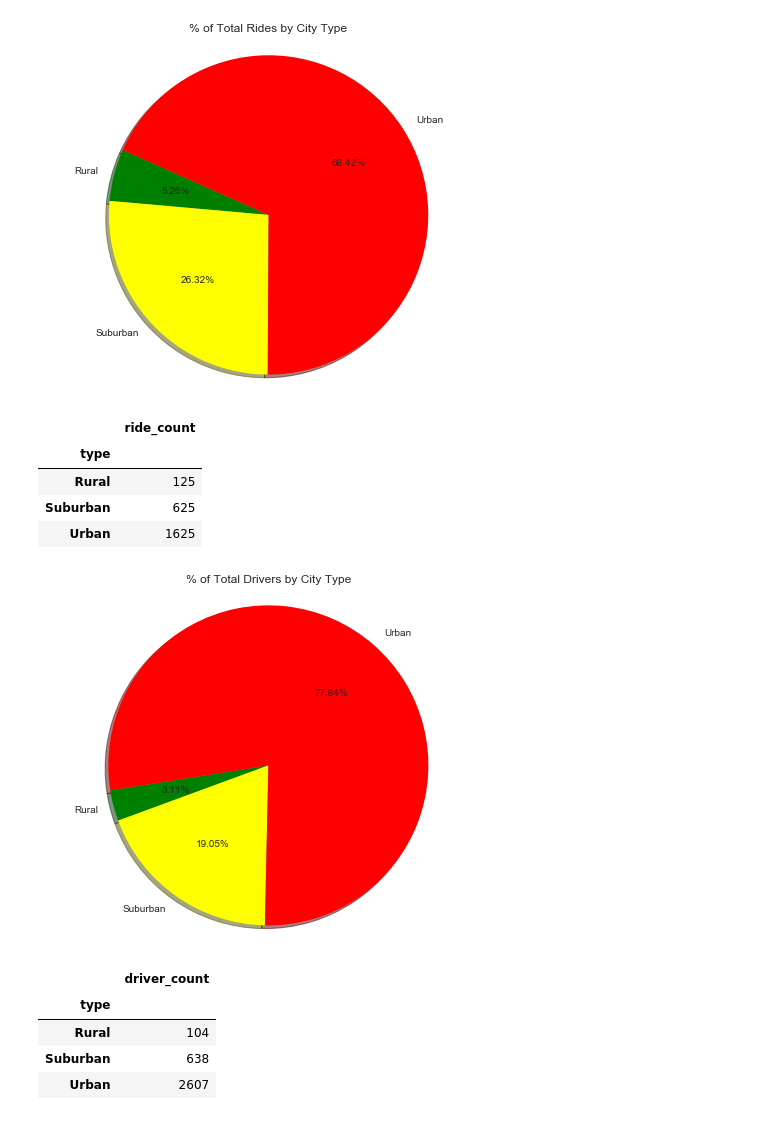
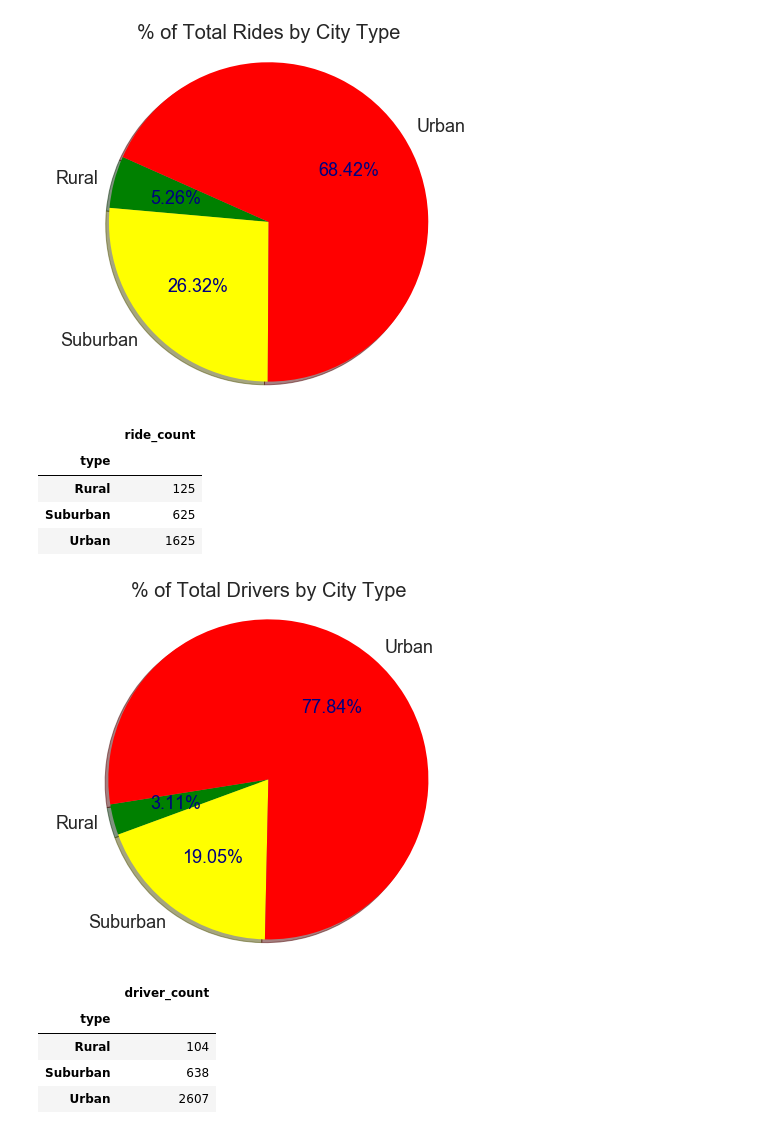
Before and after one commit to Kevinxy00/MatPlotLib_DataChallenge, a Jupyter notebook: Pyber/Pyber_main.ipynb, the cells around one changed output. Cells and saved outputs as stored; diff of their text form; code cells hidden in the pictures.

```diff
--- a/Pyber/Pyber_main.ipynb
+++ b/Pyber/Pyber_main.ipynb
@@ -132,20 +110,23 @@ plt.show()
 # *** piechart: % of Total Fares by City Type ***
 
 #get series of percent based on city type
-#get rid of 'SuburbanSuburban' type
-for i, row in pyber_df.iterrows():
-    if row['type']=='SuburbanSuburban':
-        row['type']='Suburban'
 type_group = pyber_df.groupby('type').sum()
 
 #plotting the pie
 fig, ax = plt.subplots()
 #getting list of color for each city type
 color_ls = ['g', 'yellow', 'red']
-plt.pie(type_group['fare'], autopct='%1.2f%%', labels=type_group.index, colors=color_ls , shadow=True, startangle=90)
+_, texts, autotexts = plt.pie(type_group['fare'], autopct='%1.2f%%', labels=type_group.index,\
+                              colors=color_ls , shadow=True, startangle=90)
+# changing size of autopct and labels
+for autotext in autotexts:
+    autotext.set_color('navy')
+    autotext.set_fontsize(18)
+for text in texts:
+    text.set_fontsize(18)
 
 #adding titles & formatting
-plt.title('% of Total Fares by City Type')
+plt.title('% of Total Fares by City Type').set_fontsize(20)
 plt.axis('equal')
 fig.set_size_inches(8, 6.5)
 plt.show()
@@ -160,20 +141,26 @@ pd.DataFrame(type_group['fare'])
 # %%
 # *** % of Total Rides by City Type ***
 
 #plotting the pie
 fig, ax = plt.subplots()
 color_ls = ['g', 'yellow', 'red']
-plt.pie(type_group['ride_count'], autopct='%1.2f%%', labels=type_group.index, colors=color_ls,\
+_, texts, autotexts = plt.pie(type_group['ride_count'], autopct='%1.2f%%', labels=type_group.index, colors=color_ls,\
         shadow=True, startangle=156)
+# changing size of autopct and labels
+for autotext in autotexts:
+    autotext.set_color('navy')
+    autotext.set_fontsize(18)
+for text in texts:
+    text.set_fontsize(18)
 
 #adding titles & formatting
-plt.title('% of Total Rides by City Type')
+plt.title('% of Total Rides by City Type').set_fontsize(20)
 plt.axis('equal')
 fig.set_size_inches(8, 6.5)
 plt.show()
 pd.DataFrame(type_group['ride_count'])
 # %% [output]
-[figure, old version]
+[figure, new version]
 |  | ride_count |
 | type |  |
 | Rural | 125 |
@@ -185,17 +172,23 @@ pd.DataFrame(type_group['ride_count'])
 #plotting the pie
 fig, ax = plt.subplots()
 color_ls = ['g', 'yellow', 'red']
-plt.pie(type_group['driver_count'], autopct='%1.2f%%', labels=type_group.index, colors=color_ls,\
+_, texts, autotexts = plt.pie(type_group['driver_count'], autopct='%1.2f%%', labels=type_group.index, colors=color_ls,\
         shadow=True, startangle=189)
+# changing size of autopct and labels
+for autotext in autotexts:
+    autotext.set_color('navy')
+    autotext.set_fontsize(18)
+for text in texts:
+    text.set_fontsize(18)
 
 #adding titles & formatting
-plt.title('% of Total Drivers by City Type')
+plt.title('% of Total Drivers by City Type').set_fontsize(20)
 plt.axis('equal')
 fig.set_size_inches(8, 6.5)
 plt.show()
 pd.DataFrame(type_group['driver_count'])
 # %% [output]
-[figure, old version]
+[figure, new version]
 |  | driver_count |
 | type |  |
 | Rural | 104 |
```
Also changed, not shown: parts of 6 cells of this notebook, 2 other files.
